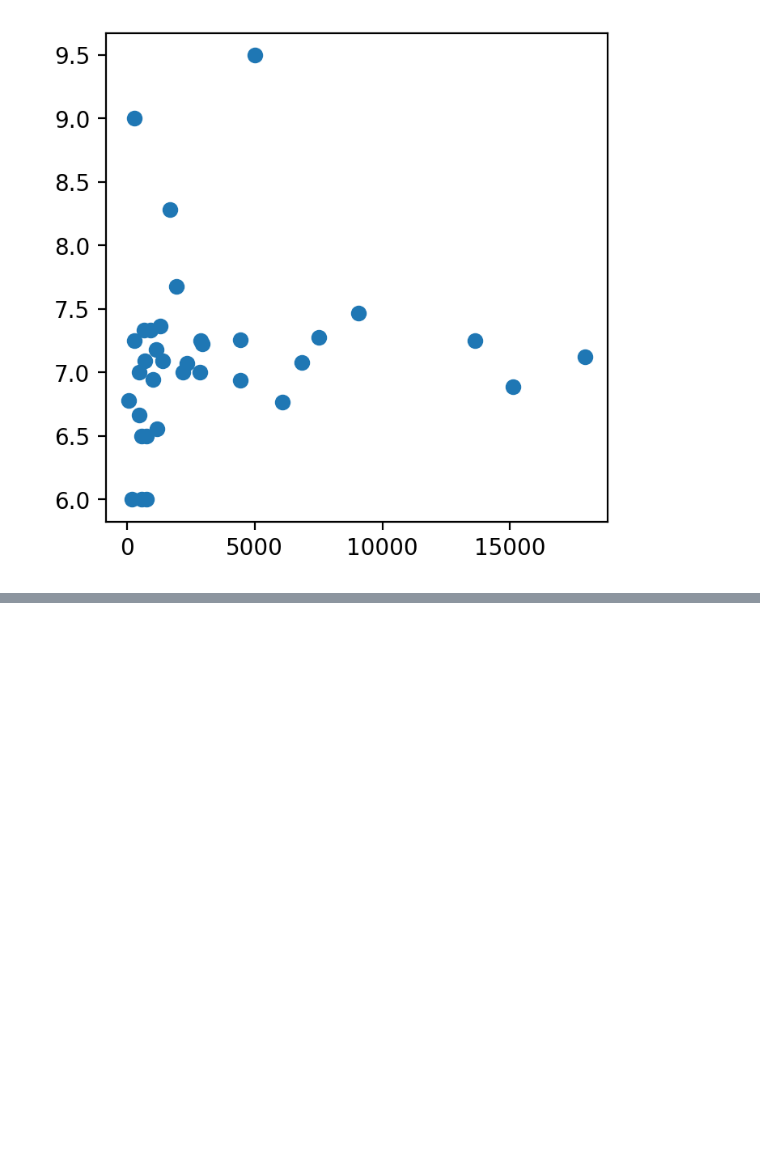
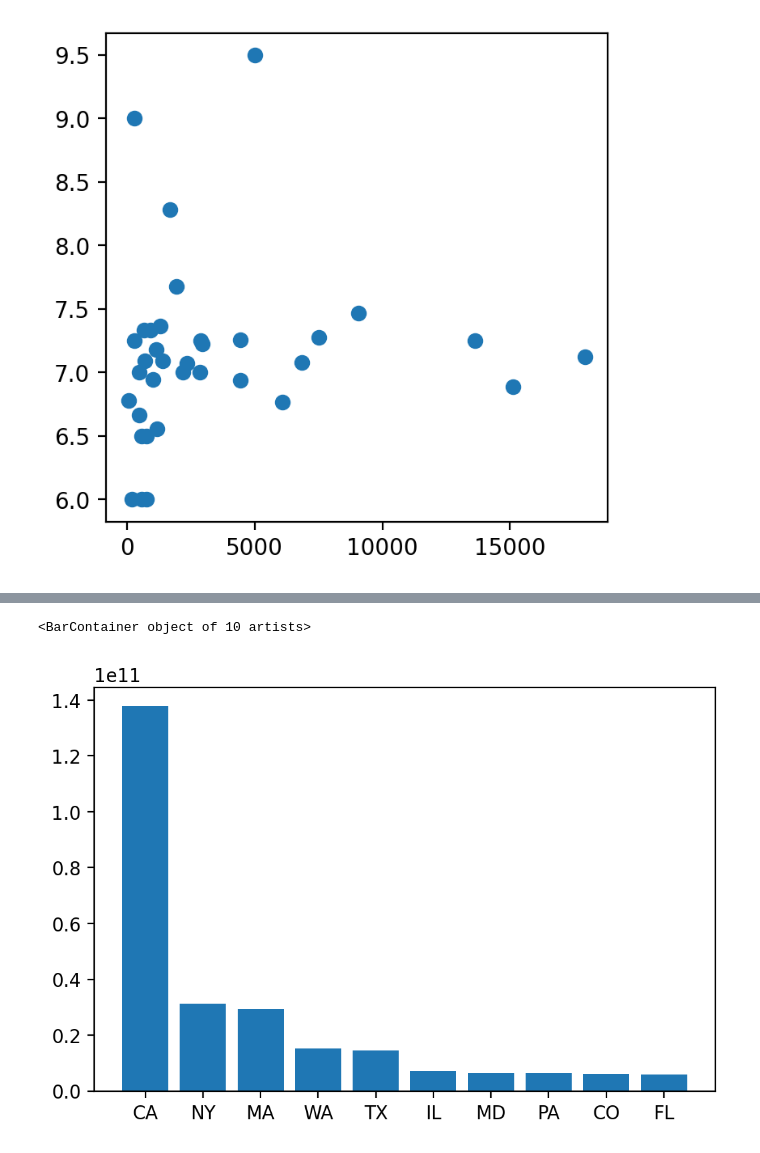
Before and after one commit to bartolomej/PR22_BK_LG_NS, a Jupyter notebook: notebook.ipynb, the cells around one changed output, grey strips where cells are left out. Cells and saved outputs as stored; diff of their text form; code cells hidden in the pictures; blank space fills up the shorter version.

```diff
--- a/notebook.ipynb
+++ b/notebook.ipynb
@@ -164,0 +198,10 @@ Name: raised_amount, dtype: float64
+# %%
+#Najboljše države za ustvariti podjetje?
+#objects[objects[""]]
+#array(['Company', 'FinancialOrg', 'Person', 'Product'], dtype=object)
+funding_per_state = objects[objects["entity_type"] == "Company"].groupby("state_code")["funding_total_usd"].sum().sort_values(ascending=False).dropna()
+fig, axes = pyplot.subplots(figsize=(6, 4), dpi=200)
+axes.bar(funding_per_state[:10].index, funding_per_state[:10].values)
+# %% [output]
+<BarContainer object of 10 artists>
+[figure, added]
```
Also changed, not shown: parts of 5 cells of this notebook.
